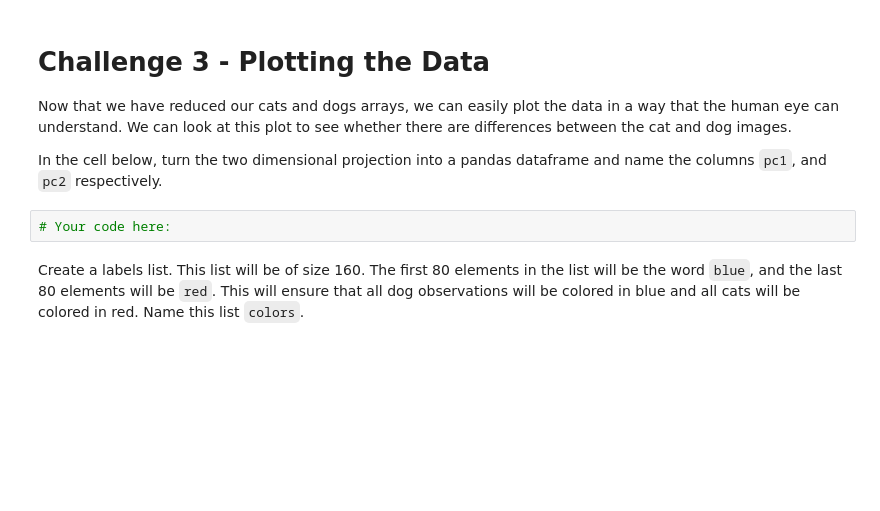
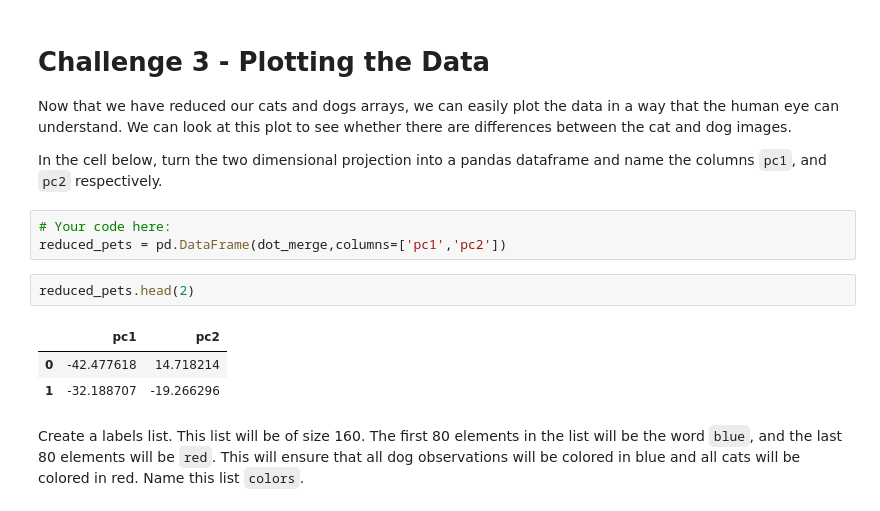
Before and after one commit to ironhack-bcn-data-pt/41-lab-pca, a Jupyter notebook: your-code/main.ipynb, the cells around one changed output. Cells and saved outputs as stored; diff of their text form; blank space fills up the shorter version.

```diff
--- a/your-code/main.ipynb
+++ b/your-code/main.ipynb
@@ -171,5 +171,12 @@ Now that we have reduced our cats and dogs arrays, we can easily plot the data i
 In the cell below, turn the two dimensional projection into a pandas dataframe and name the columns `pc1`, and `pc2` respectively.
 # %%
 # Your code here:
+reduced_pets = pd.DataFrame(dot_merge,columns=['pc1','pc2'])
+# %%
+reduced_pets.head(2)
+# %% [output]
+|  | pc1 | pc2 |
+| 0 | -42.477618 | 14.718214 |
+| 1 | -32.188707 | -19.266296 |
 # %% [markdown]
 Create a labels list. This list will be of size 160. The first 80 elements in the list will be the word `blue`, and the last 80 elements will be `red`. This will ensure that all dog observations will be colored in blue and all cats will be colored in red. Name this list `colors`.
```
Also changed, not shown: parts of 6 cells of this notebook.
